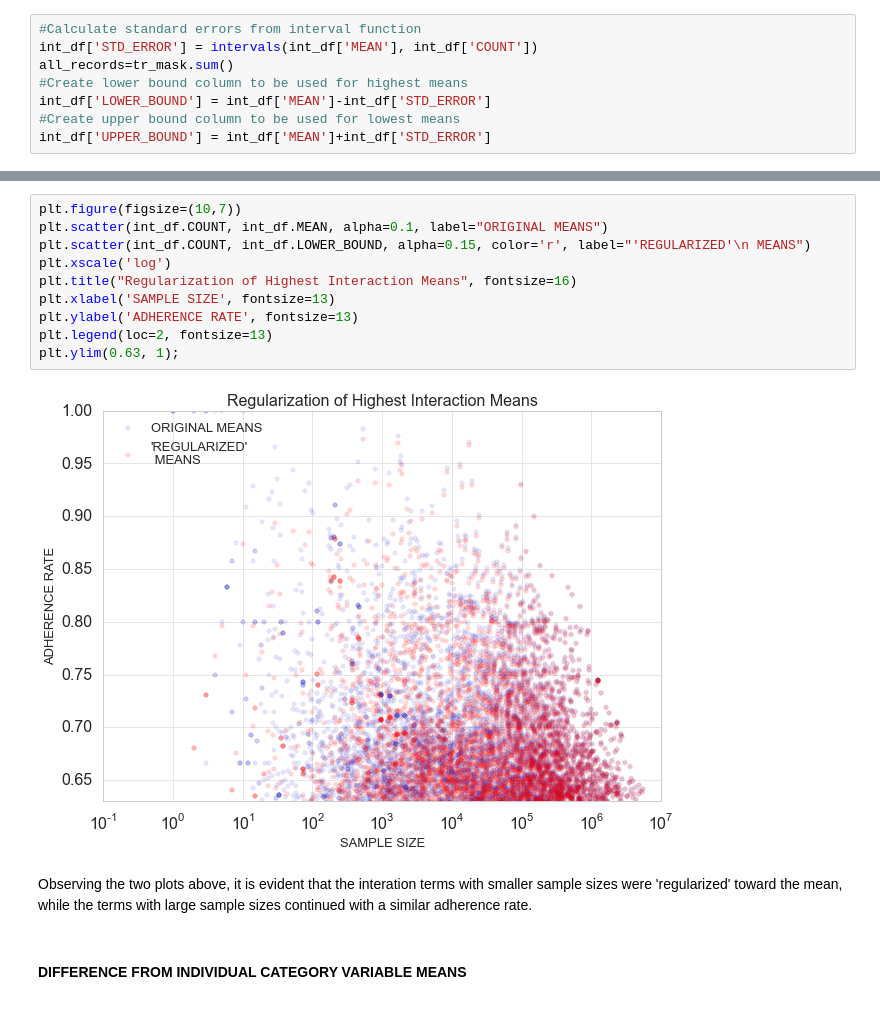
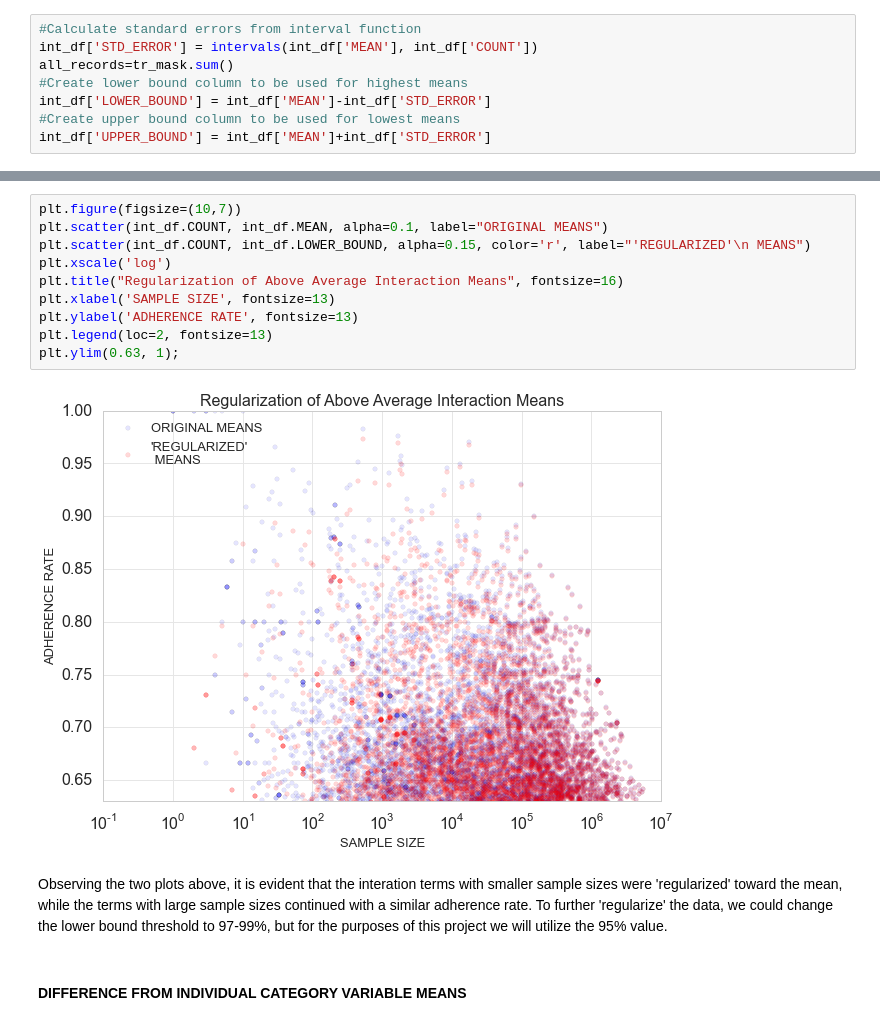
Before and after one commit to TNames/DRUG_TREATMENT_PROJECT, a Jupyter notebook: Process_Book.ipynb, the cells around one changed output, grey strips where cells are left out. Saved outputs shown, nothing was run; the diff lists cells and outputs as text.

```diff
--- a/Process_Book.ipynb
+++ b/Process_Book.ipynb
@@ -1027,17 +1075,17 @@ plt.ylim(0.0, 0.63);
 # %%
 plt.figure(figsize=(10,7))
 plt.scatter(int_df.COUNT, int_df.MEAN, alpha=0.1, label="ORIGINAL MEANS")
 plt.scatter(int_df.COUNT, int_df.LOWER_BOUND, alpha=0.15, color='r', label="'REGULARIZED'\n MEANS")
 plt.xscale('log')
-plt.title("Regularization of Highest Interaction Means", fontsize=16)
+plt.title("Regularization of Above Average Interaction Means", fontsize=16)
 plt.xlabel('SAMPLE SIZE', fontsize=13)
 plt.ylabel('ADHERENCE RATE', fontsize=13)
 plt.legend(loc=2, fontsize=13)
 plt.ylim(0.63, 1);
 # %% [output]
-[figure, old version]
+[figure, new version]
 # %% [markdown]
-Observing the two plots above, it is evident that the interation terms with smaller sample sizes were 'regularized' toward the mean, while the terms with large sample sizes continued with a similar adherence rate.
+Observing the two plots above, it is evident that the interation terms with smaller sample sizes were 'regularized' toward the mean, while the terms with large sample sizes continued with a similar adherence rate. To further 'regularize' the data, we could change the lower bound threshold to 97-99%, but for the purposes of this project we will utilize the 95% value.
 # %% [markdown]
 #### DIFFERENCE FROM INDIVIDUAL CATEGORY VARIABLE MEANS
 # %% [markdown]
```
Also changed, not shown: parts of 17 cells of this notebook.
